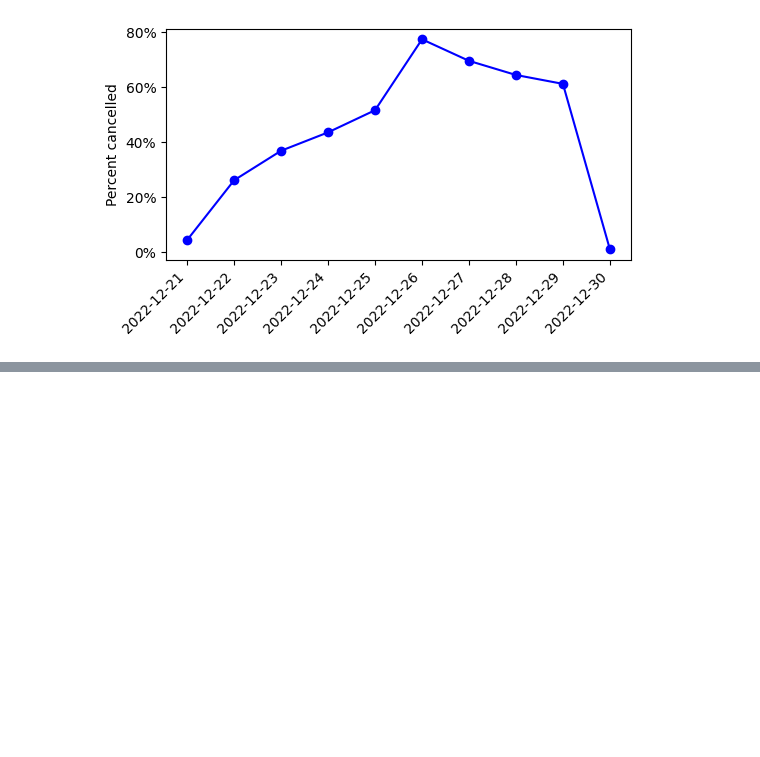
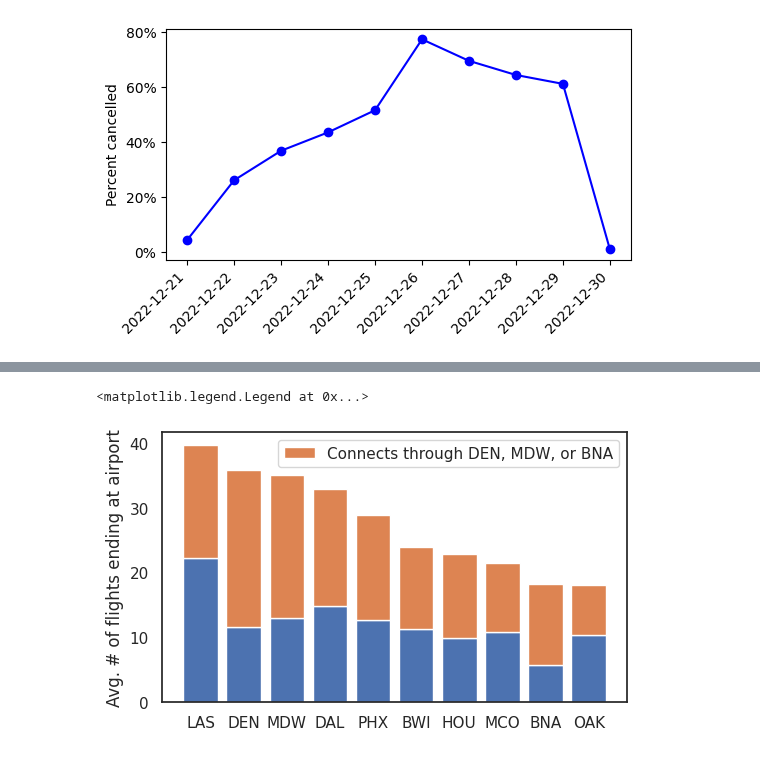
Before and after one commit to dawsonc/BayesAir, a Jupyter notebook: scripts/notebooks/wn_exploratory.ipynb, the cells around one changed output, grey strips where cells are left out. Drawn from its saved outputs; the diff is of its cells as text; code cells hidden in the pictures; blank space fills up the shorter version.

```diff
--- a/scripts/notebooks/wn_exploratory.ipynb
+++ b/scripts/notebooks/wn_exploratory.ipynb
@@ -162,0 +231,26 @@ array(['DAL', 'DEN', 'MDW', 'LAS'], dtype=object)
+# %%
+# Get the count of flights ending in each airport
+dest_counts = last_flight.groupby(["End-of-day Destination", "Through DEN, MDW, or BNA"]).size().unstack().fillna(0) / n_dates
+
+# Remove DEN and MDW
+# dest_counts = dest_counts.drop("DEN", errors="ignore")
+# dest_counts = dest_counts.drop("MDW", errors="ignore")
+# dest_counts = dest_counts.drop("BNA", errors="ignore")
+
+# # Convert to percentages
+# dest_counts = dest_counts.div(dest_counts.sum(axis=1), axis=0)
+
+# Sort by total number of flights
+sorted_columns = dest_counts.sum(axis=1).sort_values(ascending=False).index
+# sorted_columns = dest_counts[True].sort_values(ascending=False).index
+dest_counts = dest_counts.reindex(sorted_columns)
+
+sns.set(style="white", context="notebook", color_codes=True)
+fig, ax = plt.subplots(figsize=(6, 3.5))
+plt.bar(dest_counts.index, dest_counts[False])
+plt.bar(dest_counts.index, dest_counts[True], bottom=dest_counts[False], label="Connects through DEN, MDW, or BNA")
+plt.ylabel("Avg. # of flights ending at airport")
+plt.legend()
+# %% [output]
+<matplotlib.legend.Legend at 0x...>
+[figure, added]
```
Also changed, not shown: parts of 11 cells of this notebook, 16 other files.
